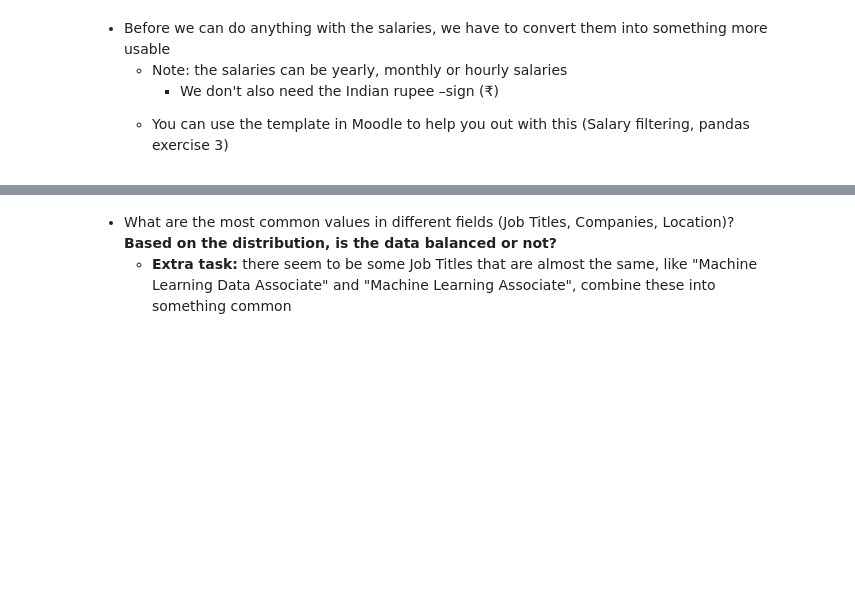
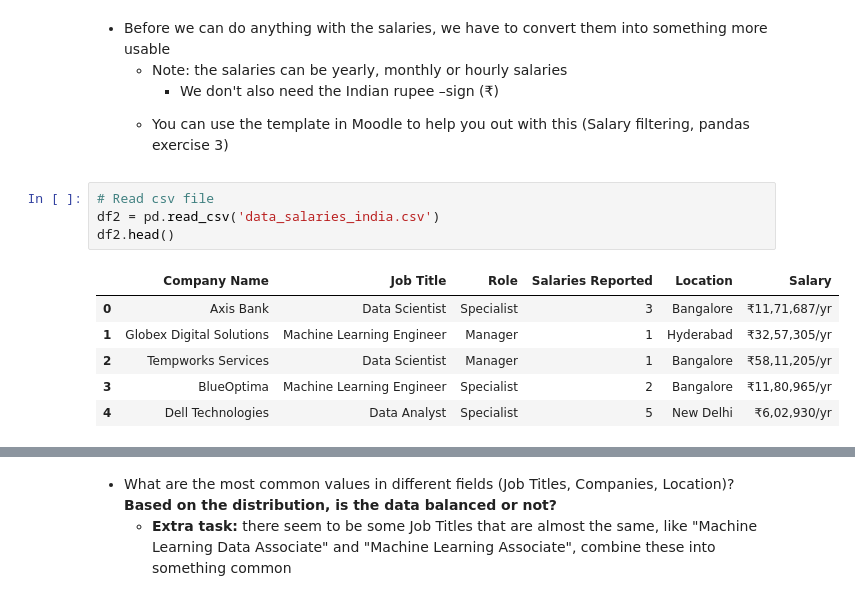
Before and after one commit to jtsillan/DataAnalytics, a Jupyter notebook: exercise_set_2/exercise_set_2.ipynb, the cells around one changed output, grey strips where cells are left out. Cells and saved outputs as stored; diff of their text form; blank space fills up the shorter version.

```diff
--- a/exercise_set_2/exercise_set_2.ipynb
+++ b/exercise_set_2/exercise_set_2.ipynb
@@ -382,3 +448,14 @@ common_3
 <li>You can use the template in Moodle to help you out with this (Salary filtering, pandas exercise 3)</li>
 </ul>
 </ul>
+# %%
+# Read csv file
+df2 = pd.read_csv('data_salaries_india.csv')
+df2.head()
+# %% [output]
+|  | Company Name | Job Title | Role | Salaries Reported | Location | Salary |
+| 0 | Axis Bank | Data Scientist | Specialist | 3 | Bangalore | ₹11,71,687/yr |
+| 1 | Globex Digital Solutions | Machine Learning Engineer | Manager | 1 | Hyderabad | ₹32,57,305/yr |
+| 2 | Tempworks Services | Data Scientist | Manager | 1 | Bangalore | ₹58,11,205/yr |
+| 3 | BlueOptima | Machine Learning Engineer | Specialist | 2 | Bangalore | ₹11,80,965/yr |
+| 4 | Dell Technologies | Data Analyst | Specialist | 5 | New Delhi | ₹6,02,930/yr |
```
Also changed, not shown: parts of 23 cells of this notebook, 1 other file.
